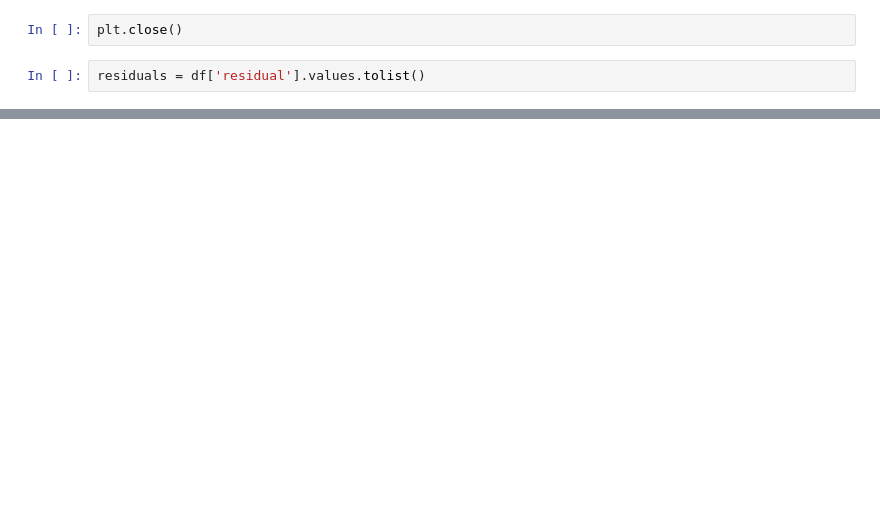
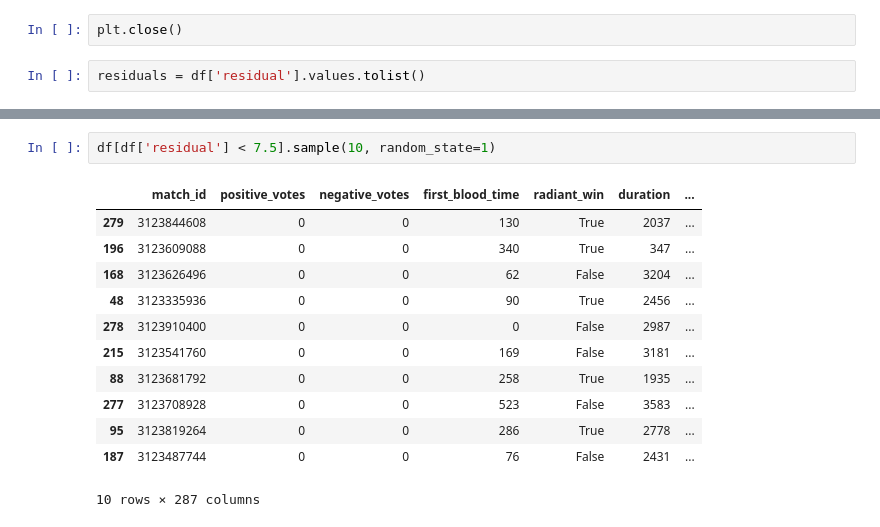
Before and after one commit to beelze-b/Open-Dota-Exploration, a Jupyter notebook: WeightsAndResiduals.ipynb, the cells around one changed output, grey strips where cells are left out. Saved outputs shown, nothing was run; the diff lists cells and outputs as text; blank space fills up the shorter version.

```diff
--- a/WeightsAndResiduals.ipynb
+++ b/WeightsAndResiduals.ipynb
@@ -182,0 +197,15 @@ plt.show()
+# %%
+df[df['residual'] < 7.5].sample(10, random_state=1)
+# %% [output]
+|  | match_id | positive_votes | negative_votes | first_blood_time | radiant_win | duration | ... |
+| 279 | 3123844608 | 0 | 0 | 130 | True | 2037 | ... |
+| 196 | 3123609088 | 0 | 0 | 340 | True | 347 | ... |
+| 168 | 3123626496 | 0 | 0 | 62 | False | 3204 | ... |
+| 48 | 3123335936 | 0 | 0 | 90 | True | 2456 | ... |
+| 278 | 3123910400 | 0 | 0 | 0 | False | 2987 | ... |
+| 215 | 3123541760 | 0 | 0 | 169 | False | 3181 | ... |
+| 88 | 3123681792 | 0 | 0 | 258 | True | 1935 | ... |
+| 277 | 3123708928 | 0 | 0 | 523 | False | 3583 | ... |
+| 95 | 3123819264 | 0 | 0 | 286 | True | 2778 | ... |
+| 187 | 3123487744 | 0 | 0 | 76 | False | 2431 | ... |
+10 rows × 287 columns
```
Also changed, not shown: parts of 17 cells of this notebook.
